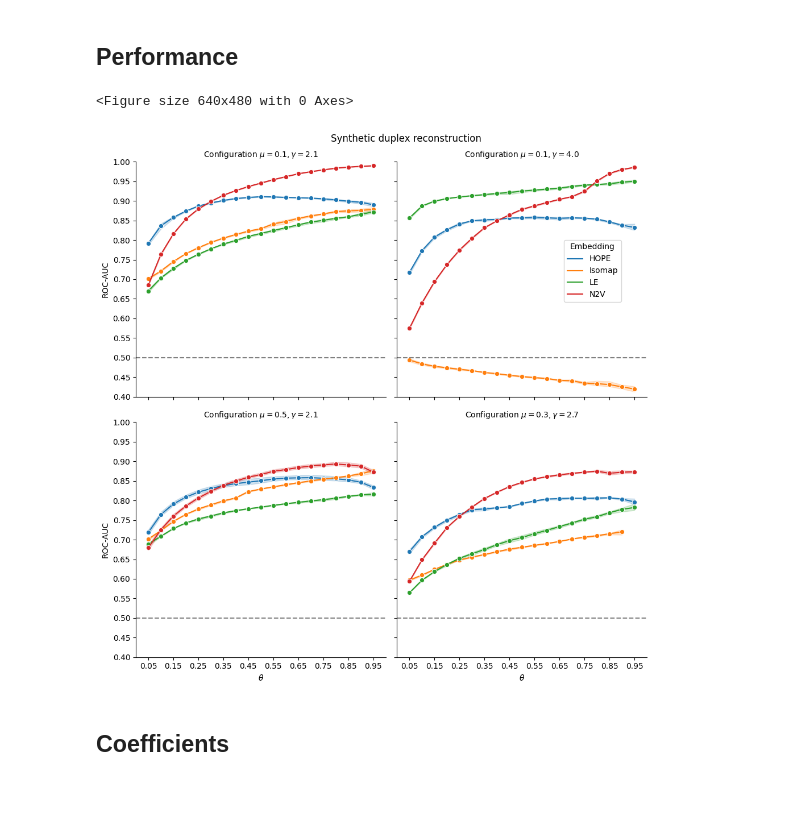
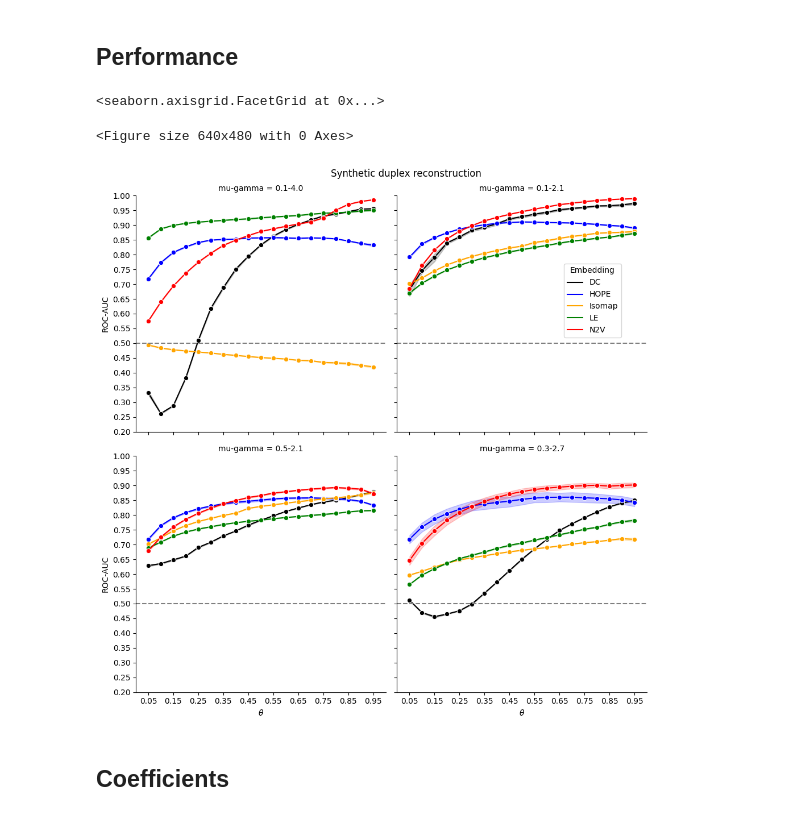
Before and after one commit to kaiser-dan/proj_naive-embedded-reconstruction, a Jupyter notebook: workflow/notebooks/viz/viz_ex01-thru-ex05.ipynb, the cells around one changed output. Saved outputs shown, nothing was run; the diff lists cells and outputs as text; code cells hidden in the pictures.

```diff
--- a/workflow/notebooks/viz/viz_ex01-thru-ex05.ipynb
+++ b/workflow/notebooks/viz/viz_ex01-thru-ex05.ipynb
@@ -13,3 +13,10 @@ DATAFRAMES = os.path.join("..", "..", "..", "results", "dataframes", "LFR_subset
 FIGURES = os.path.join("..", "..", "..", "results", "figures", "")
 # %% [markdown]
 # Data preprocessing
+# %%
+df_DC = pd.read_csv(os.path.join(DATAFRAMES, "..", "dataframe_DC-LFR.csv"))
+df_DC["embedding"] = ["DC"]*len(df_DC)
+df_DC = df_DC.rename(columns={"pfi": "theta"})
+df_DC['params'] = df_DC[["mu", "t1"]].apply(lambda row: '-'.join(row.values.astype(str)), axis=1)
+df_DC = df_DC.query("theta > 0")
+df_DC.head()
@@ -16,19 +30,19 @@ FIGURES = os.path.join("..", "..", "..", "results", "figures", "")
 # %%
 # Load data
-dfs = []
+dfs = [df_DC]
 for ex in ["ex01", "ex03", "ex04", "ex05"]:
     df = pd.read_csv(os.path.join(DATAFRAMES, f"dataframe_{ex}.csv"))
     df["ex"] = [ex]*len(df)  # notate data origin
     params = ""
     match ex:
         case "ex01":
-            params = r"$\mu=0.1, \gamma=2.1$"
+            params = "0.1-2.1"
         case "ex03":
-            params = r"$\mu=0.1, \gamma=4.0$"
+            params = "0.1-4.0"
         case "ex04":
-            params = r"$\mu=0.5, \gamma=2.1$"
+            params = "0.5-2.1"
         case "ex05":
-            params = r"$\mu=0.3, \gamma=2.7$"
+            params = "0.3-2.7"
     df["params"] = [params]*len(df)
     dfs.append(df)
 
@@ -70,50 +84,52 @@ df.query("ex=='ex03'").groupby("embedding").count()
 ## Performance
 # %%
 df_ = df.query("perftype == 'auroc'")
-THETAS = sorted(df_["theta"].unique())
+df_ = df_.query("params not in ['0.2-2.1', '0.3-2.1', '0.4-2.1']")
+THETAS = sorted(df_.query("embedding != 'DC'")["theta"].unique())
 # %%
 # Instantiate figure
 plt.figure()
 
 # Plot data
 g = sns.relplot(
     data=df_, kind="line",
     x="theta", y="perfval",
-    hue="embedding",
+    hue="embedding", palette=["black", "blue", "orange", "green", "red"],
     col="params", col_wrap=2,
-    marker="o",
+    marker="o", #style=["--", "-", "-", "-", "-"]
 )
 g.refline(y=0.5)
 
 # Adjust axes
 g.set_axis_labels(r'$\theta$', 'ROC-AUC')
 g.set(
     xlim=(0,1), xticks=THETAS[::2],
-    ylim=(0.4, 1), yticks=np.linspace(0.4, 1.0, 13))
+    ylim=(0.2, 1), yticks=np.linspace(0.2, 1.0, 17))
 g.tick_params(axis="x", labelrotation=00)
 g.tick_params(axis="y", which="minor")
 
 # Adjust subplots
-g.set_titles(col_template="Configuration {col_name}")
+g.set_titles(col_template="mu-gamma = {col_name}")
 g.fig.subplots_adjust(top=0.9)
 
 # Adjust figure
 g.fig.suptitle("Synthetic duplex reconstruction")
 sns.move_legend(g,
-    loc="upper right", bbox_to_anchor=(0.85, 0.8),
+    loc="upper right", bbox_to_anchor=(0.85, 0.82),
     title="Embedding",
     frameon=True)
 
 # Save to disk
 g.tight_layout()
-g.savefig(
-    os.path.join(FIGURES, "figure_auroc-pfi_hue-embedding_col-ex_data-ex01-thru-ex05.png"),
-    transparent=False,
-    facecolor="white",
-    dpi=600)
+# g.savefig(
+#     os.path.join(FIGURES, "figure_auroc-pfi_hue-embedding_col-ex_data-ex01-thru-ex05.png"),
+#     transparent=False,
+#     facecolor="white",
+#     dpi=600)
 # %% [output]
-<Figure size 640x480 with 0 Axes>
+<seaborn.axisgrid.FacetGrid at 0x...>
+<Figure size 640x480 with 0 Axes>
-[figure, old version]
+[figure, new version]
 # %% [markdown]
 ## Coefficients
 # %%
```
Also changed, not shown: parts of 3 cells of this notebook, 39 other files.
